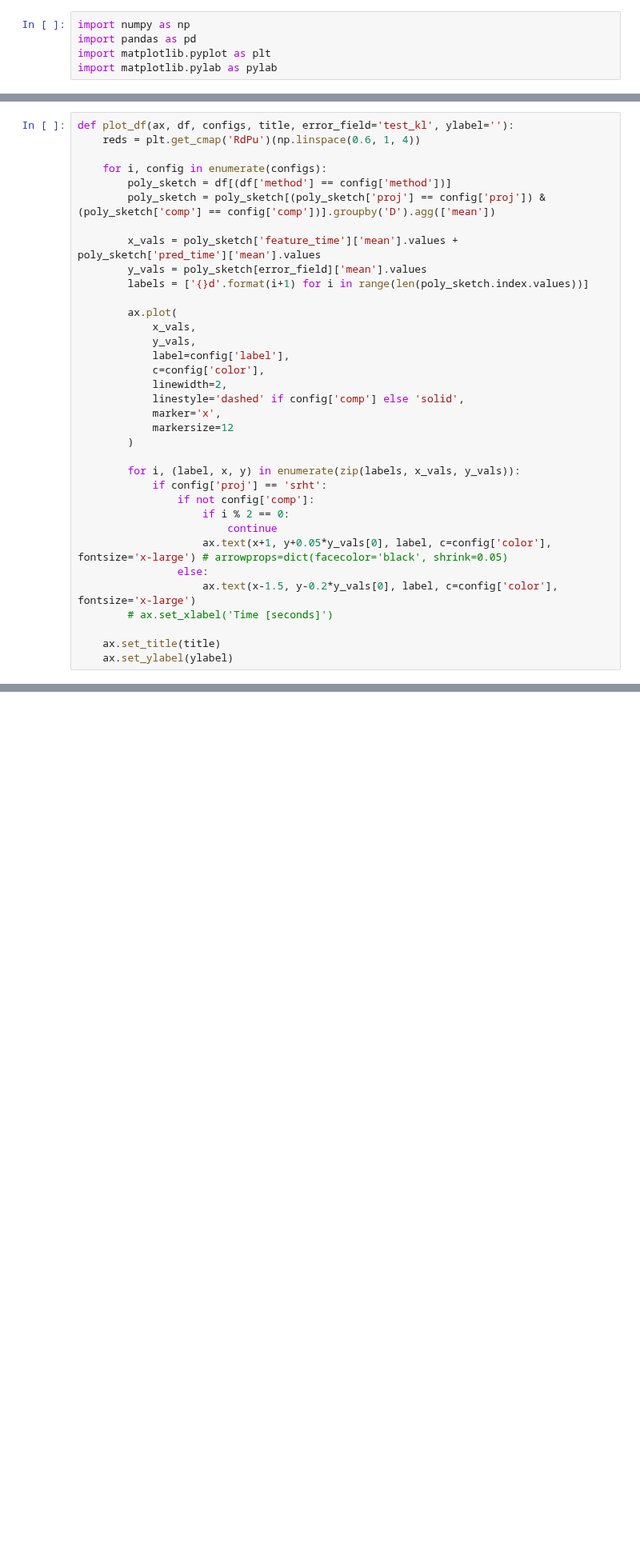
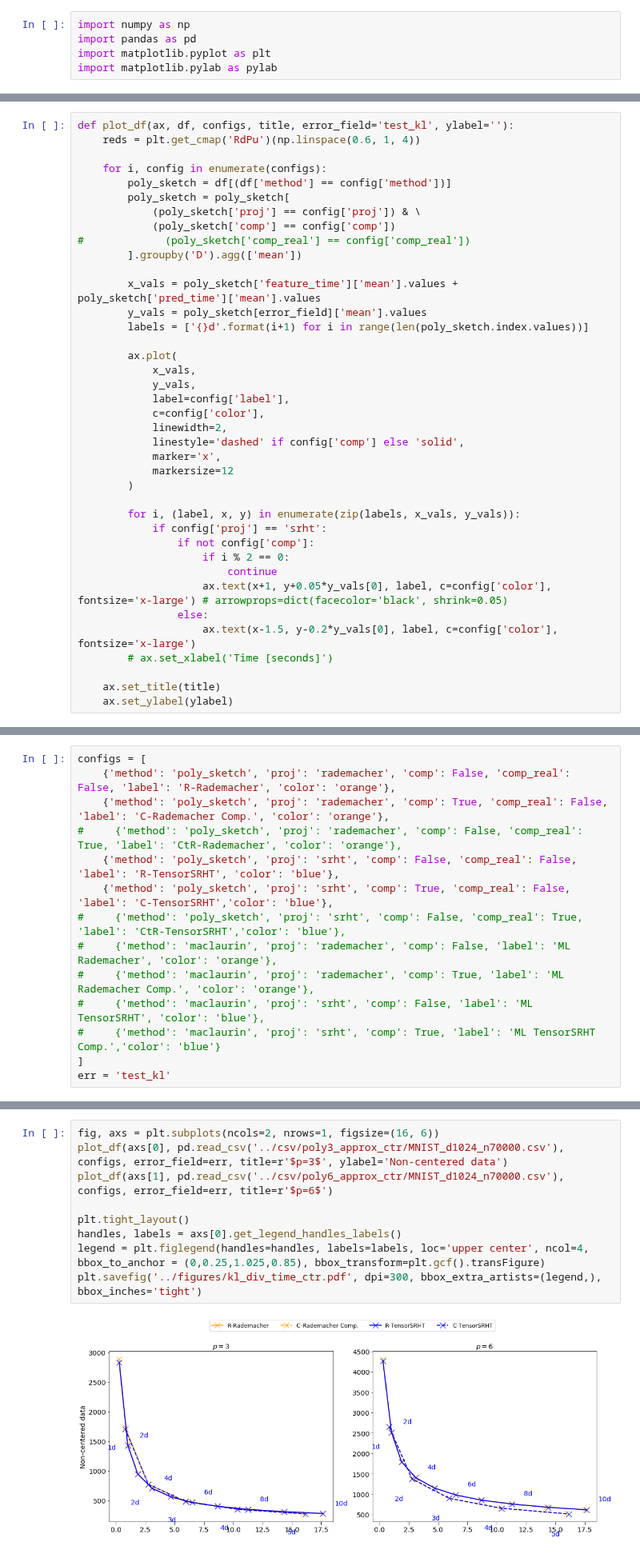
Before and after one commit to joneswack/dp-rfs, a Jupyter notebook: notebooks/complex-speed-vs-errors.ipynb, the cells around one changed output, grey strips where cells are left out. Shown at 80% size. Cells and saved outputs as stored; diff of their text form; blank space fills up the shorter version.

Commit message:
[Bugfix] KL time experiment

```diff
--- a/notebooks/complex-speed-vs-errors.ipynb
+++ b/notebooks/complex-speed-vs-errors.ipynb
@@ -21,7 +21,11 @@ def plot_df(ax, df, configs, title, error_field='test_kl', ylabel=''):
 
     for i, config in enumerate(configs):
         poly_sketch = df[(df['method'] == config['method'])]
-        poly_sketch = poly_sketch[(poly_sketch['proj'] == config['proj']) & (poly_sketch['comp'] == config['comp'])].groupby('D').agg(['mean'])
+        poly_sketch = poly_sketch[
+            (poly_sketch['proj'] == config['proj']) & \
+            (poly_sketch['comp'] == config['comp'])
+#             (poly_sketch['comp_real'] == config['comp_real'])
+        ].groupby('D').agg(['mean'])
 
         x_vals = poly_sketch['feature_time']['mean'].values + poly_sketch['pred_time']['mean'].values
         y_vals = poly_sketch[error_field]['mean'].values
@@ -80,3 +84,17 @@ legend = plt.figlegend(handles=handles, labels=labels, loc='upper center', ncol=
 plt.savefig('../figures/kl_div_time.pdf', dpi=300, bbox_extra_artists=(legend,), bbox_inches='tight')
 # %% [output]
 [figure]
+# %%
+configs = [
+    {'method': 'poly_sketch', 'proj': 'rademacher', 'comp': False, 'comp_real': False, 'label': 'R-Rademacher', 'color': 'orange'},
+    {'method': 'poly_sketch', 'proj': 'rademacher', 'comp': True, 'comp_real': False, 'label': 'C-Rademacher Comp.', 'color': 'orange'},
+#     {'method': 'poly_sketch', 'proj': 'rademacher', 'comp': False, 'comp_real': True, 'label': 'CtR-Rademacher', 'color': 'orange'},
+    {'method': 'poly_sketch', 'proj': 'srht', 'comp': False, 'comp_real': False, 'label': 'R-TensorSRHT', 'color': 'blue'},
+    {'method': 'poly_sketch', 'proj': 'srht', 'comp': True, 'comp_real': False, 'label': 'C-TensorSRHT','color': 'blue'},
+#     {'method': 'poly_sketch', 'proj': 'srht', 'comp': False, 'comp_real': True, 'label': 'CtR-TensorSRHT','color': 'blue'},
+#     {'method': 'maclaurin', 'proj': 'rademacher', 'comp': False, 'label': 'ML Rademacher', 'color': 'orange'},
+#     {'method': 'maclaurin', 'proj': 'rademacher', 'comp': True, 'label': 'ML Rademacher Comp.', 'color': 'orange'},
+#     {'method': 'maclaurin', 'proj': 'srht', 'comp': False, 'label': 'ML TensorSRHT', 'color': 'blue'},
+#     {'method': 'maclaurin', 'proj': 'srht', 'comp': True, 'label': 'ML TensorSRHT Comp.','color': 'blue'}
+]
+err = 'test_kl'
@@ -82,0 +110,11 @@ plt.savefig('../figures/kl_div_time.pdf', dpi=300, bbox_extra_artists=(legend,),
+# %%
+fig, axs = plt.subplots(ncols=2, nrows=1, figsize=(16, 6))
+plot_df(axs[0], pd.read_csv('../csv/poly3_approx_ctr/MNIST_d1024_n70000.csv'), configs, error_field=err, title=r'$p=3$', ylabel='Non-centered data')
+plot_df(axs[1], pd.read_csv('../csv/poly6_approx_ctr/MNIST_d1024_n70000.csv'), configs, error_field=err, title=r'$p=6$')
+
+plt.tight_layout()
+handles, labels = axs[0].get_legend_handles_labels()
+legend = plt.figlegend(handles=handles, labels=labels, loc='upper center', ncol=4, bbox_to_anchor = (0,0.25,1.025,0.85), bbox_transform=plt.gcf().transFigure)
+plt.savefig('../figures/kl_div_time_ctr.pdf', dpi=300, bbox_extra_artists=(legend,), bbox_inches='tight')
+# %% [output]
+[figure, added]
```
Also changed, not shown: parts of 1 cell of this notebook, 5 other files.
